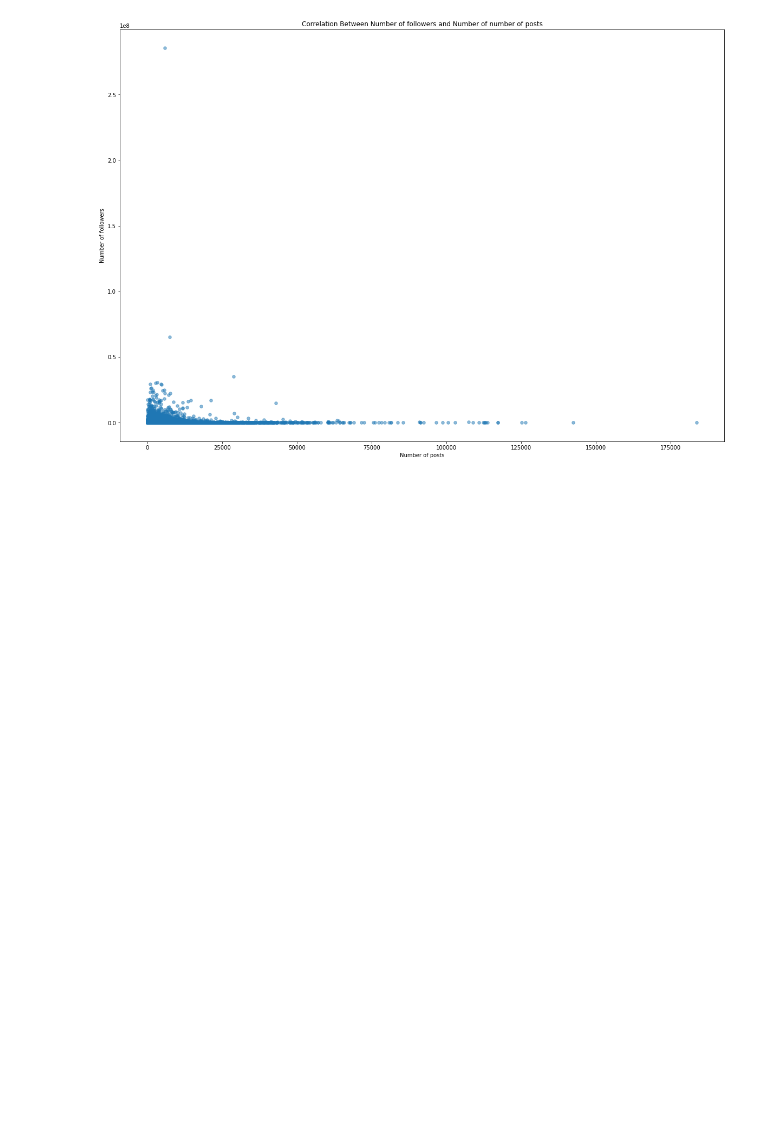
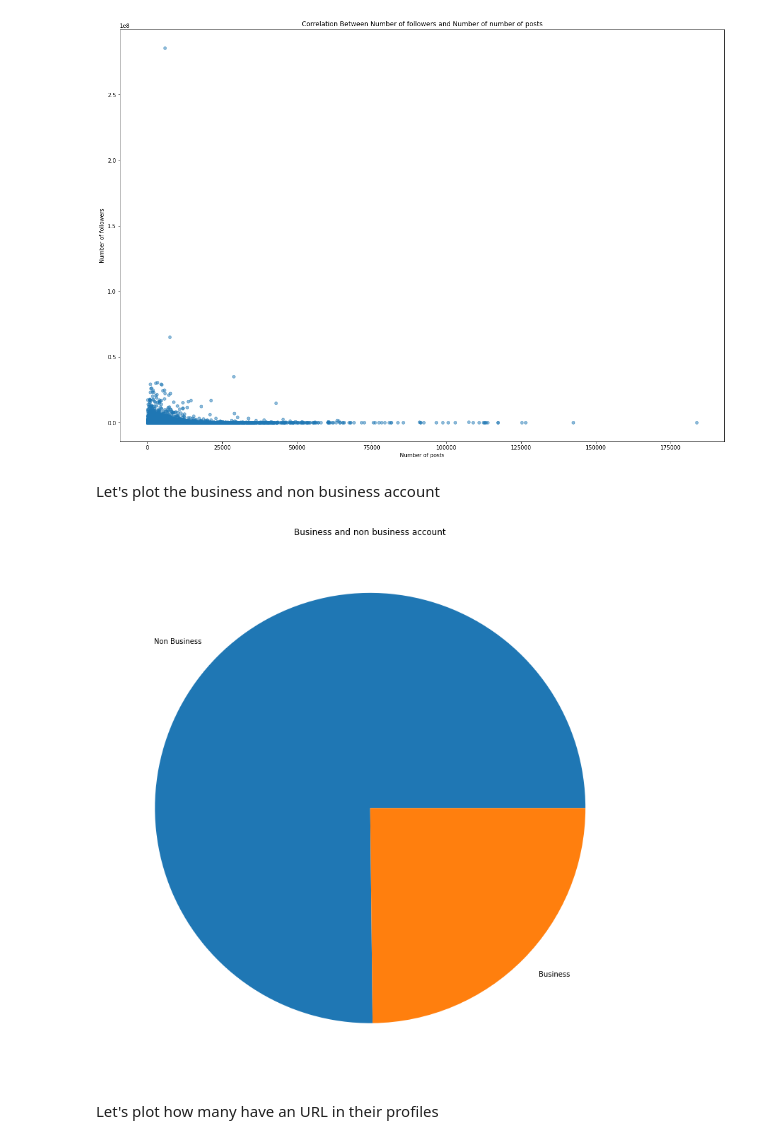
Before and after one commit to MRampo/ADM-HMW2, a Jupyter notebook: EDA.ipynb, the cells around one changed output. Drawn from its saved outputs; the diff is of its cells as text; code cells hidden in the pictures; blank space fills up the shorter version.

```diff
--- a/EDA.ipynb
+++ b/EDA.ipynb
@@ -372,3 +372,16 @@ plt.title("Correlation Between Number of posts and Number of number of followers
 plt.show()
 # %% [output]
 [figure]
+# %% [markdown]
+Let's plot the business and non business account
+# %%
+is_business = profiles['is_business_account'].value_counts()
+# %%
+fig = plt.figure(figsize =(10, 7))
+plt.title("Business and non business account")
+plt.pie(is_business, labels=['Non Business', 'Business'])
+plt.show()
+# %% [output]
+[figure, added]
+# %% [markdown]
+Let's plot how many have an URL in their profiles
```
Also changed, not shown: parts of 8 cells of this notebook, 4 other files.
